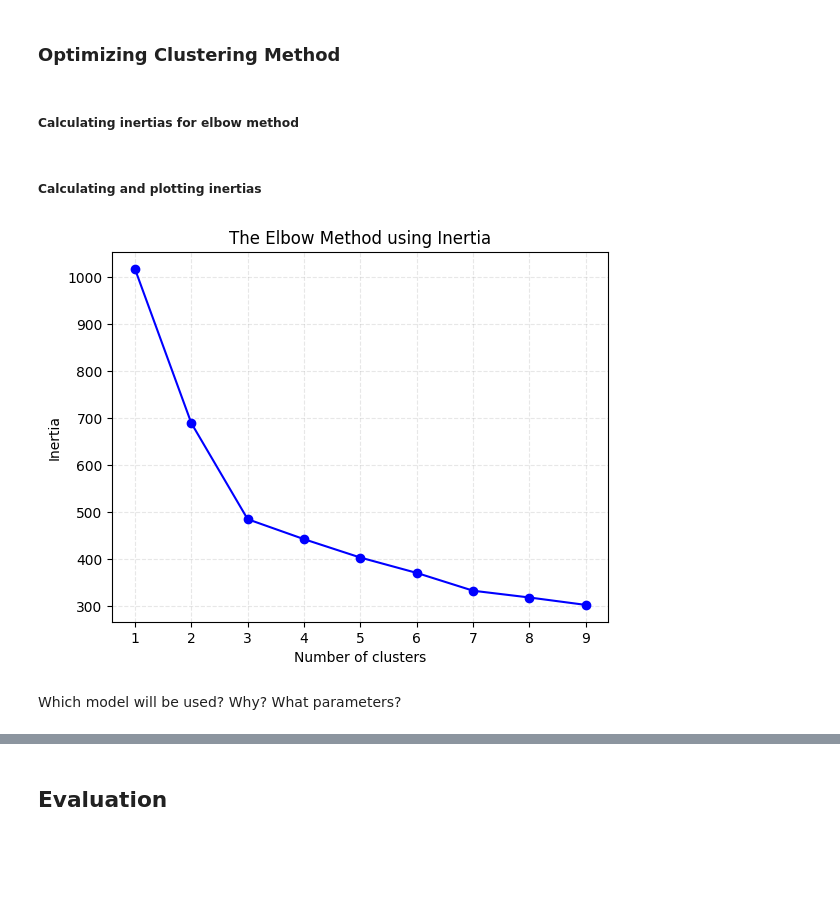
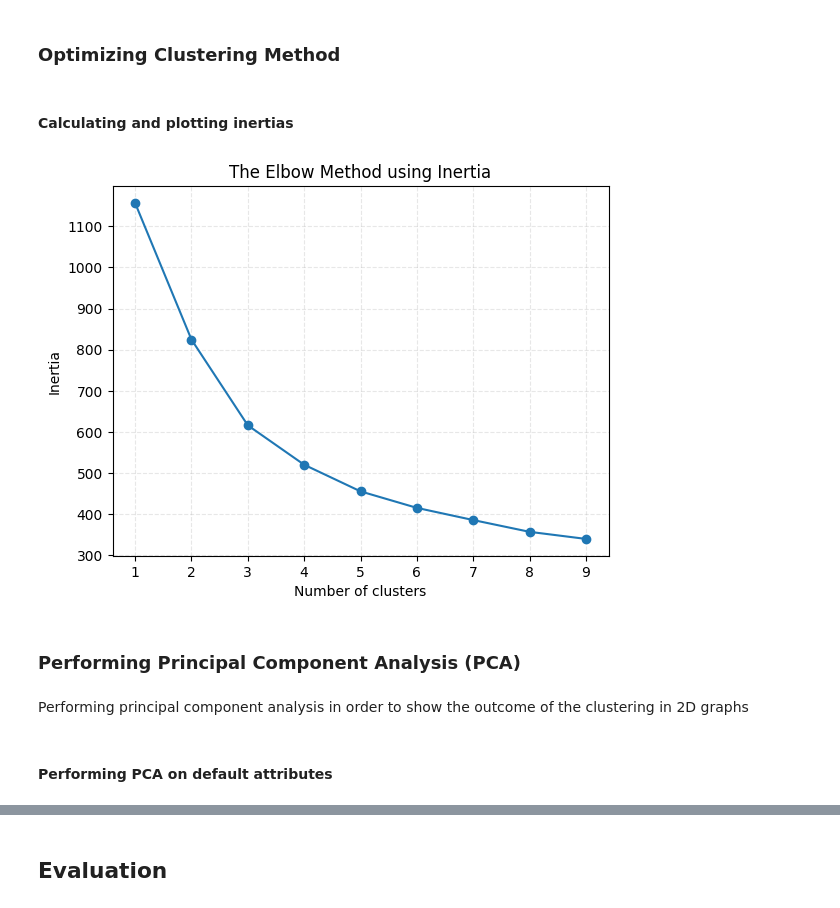
Before and after one commit to hikmetguner/exoplanet-habitability, a Jupyter notebook: bbm467_template_EN.ipynb, the cells around one changed output, grey strips where cells are left out. Cells and saved outputs as stored; diff of their text form; code cells hidden in the pictures; blank space fills up the shorter version.

```diff
--- a/bbm467_template_EN.ipynb
+++ b/bbm467_template_EN.ipynb
@@ -407,0 +465,4 @@ for k,v in overall_error_margins.items():
+# %%
+df_habitable_zone["st_luminosity_reduced_sqrt"] = df_habitable_zone["st_luminosity_reduced"]**(1/2)
+df_habitable_zone["min_distance"] = df_habitable_zone["st_luminosity_reduced_sqrt"]*0.95
+df_habitable_zone["max_distance"] = df_habitable_zone["st_luminosity_reduced_sqrt"]*1.37
@@ -407,0 +471,4 @@ for k,v in overall_error_margins.items():
+# %%
+bigger_than_min = df_habitable_zone[df_habitable_zone['pl_orbsmax']>df_habitable_zone['min_distance']]
+in_the_zone = bigger_than_min[bigger_than_min['pl_orbsmax']<bigger_than_min['max_distance']]
+in_the_zone
@@ -407,0 +491,4 @@ for k,v in overall_error_margins.items():
+# %%
+df['pl_zone_flag'] = 0
+df.iloc[in_the_zone.index,df.columns.get_loc('pl_zone_flag')] = 1
+df.iloc[in_the_zone.index]
@@ -408 +513,3 @@ for k,v in overall_error_margins.items():
+# %%
+df = pd.DataFrame(scaler.fit_transform(df), columns = df.columns, index=df.index)
 # %% [markdown]
@@ -439,4 +564,4 @@ memory usage: 1015.1 KB
 # %% [markdown]
 ### Optimizing Clustering Method
 # %% [markdown]
-##### Calculating inertias for elbow method
+#### Calculating and plotting inertias
@@ -445,23 +568,24 @@ inertias = []
-# %% [markdown]
-##### Calculating and plotting inertias
 # %%
-distortions = []
 inertias = []
 K = range(1, 10)
 
 for k in K:
     # Building and fitting the model
-    kmeanModel = KMeans(n_clusters=k, n_init='auto').fit(df)
+    kmeanModel = KMeans(n_clusters=k).fit(df)
     kmeanModel.fit(df)
     inertias.append(kmeanModel.inertia_)
 
-plt.plot(K, inertias, 'bo-')
+plt.plot(K, inertias, 'o-')
 plt.xlabel('Number of clusters')
 plt.ylabel('Inertia')
 plt.title('The Elbow Method using Inertia')
 plt.grid(True, alpha=0.3, linestyle="--")
 plt.show()
 # %% [output]
-[figure, old version]
+[figure, new version]
-# %% [markdown]
-Which model will be used? Why? What parameters?
+# %% [markdown]
+### Performing Principal Component Analysis (PCA)
+# %% [markdown]
+Performing principal component analysis in order to show the outcome of the clustering in 2D graphs
+# %% [markdown]
+#### Performing PCA on default attributes
```
Also changed, not shown: parts of 127 cells of this notebook, 2 other files.
